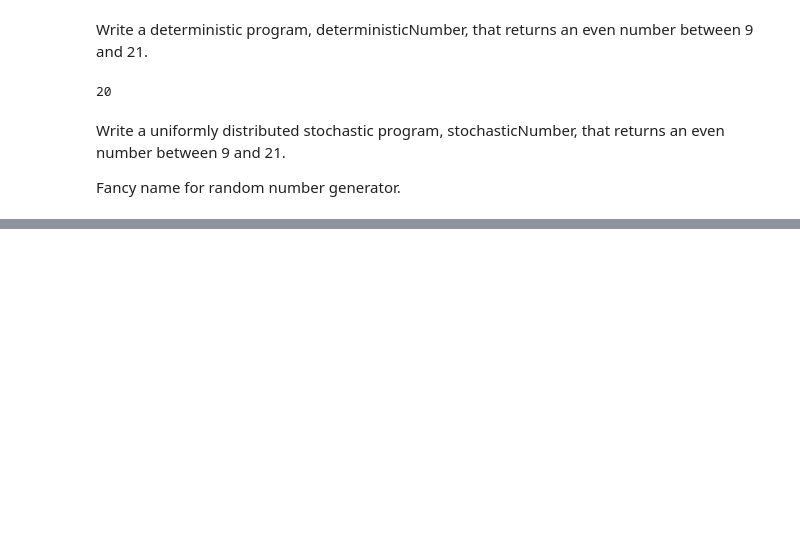
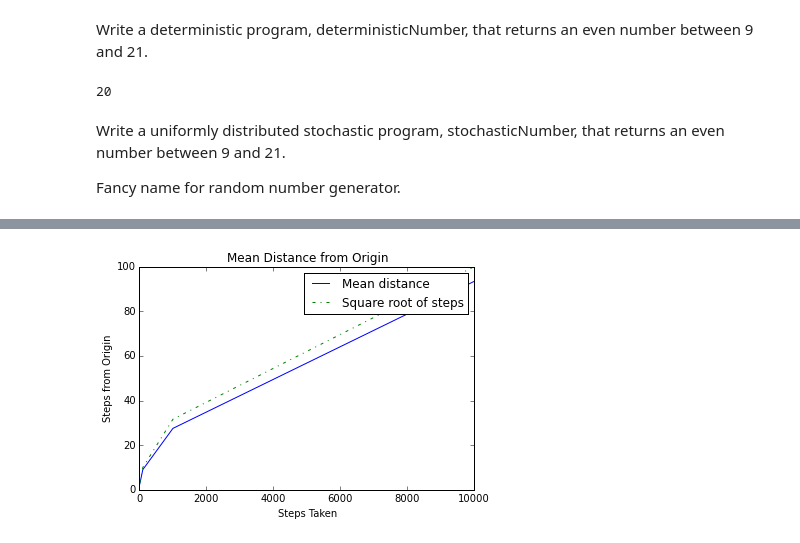
Before and after one commit to AaronRanAn/MIT_Computational_Thinking_and_Data_Science, a Jupyter notebook: Week 1/Week 1_Lec Note.ipynb, the cells around one changed output, grey strips where cells are left out. Cells and saved outputs as stored; diff of their text form; code cells hidden in the pictures; blank space fills up the shorter version.

```diff
--- a/Week 1/Week 1_Lec Note.ipynb
+++ b/Week 1/Week 1_Lec Note.ipynb
@@ -336,0 +479,22 @@ def stochasticNumber():
+# %%
+def drunkTestP1(numTrials = 50):
+    stepsTaken = [10, 100, 1000, 10000]
+    meanDistances = []
+    squareRootOfSteps = []
+    for numSteps in stepsTaken:
+        distances = simWalks(numSteps, numTrials)
+        meanDistances.append(sum(distances)/len(distances))
+        squareRootOfSteps.append(numSteps**0.5)
+    pylab.plot(stepsTaken, meanDistances, 'b-',
+               label = 'Mean distance')
+    pylab.plot(stepsTaken, squareRootOfSteps, 'g-.',
+               label = 'Square root of steps')
+    pylab.title('Mean Distance from Origin')
+    pylab.xlabel('Steps Taken')
+    pylab.ylabel('Steps from Origin')
+    pylab.legend()
+    pylab.show()
+# %%
+drunkTestP1()
+# %% [output]
+[figure, added]
```
Also changed, not shown: parts of 17 cells of this notebook, 1 other file.
